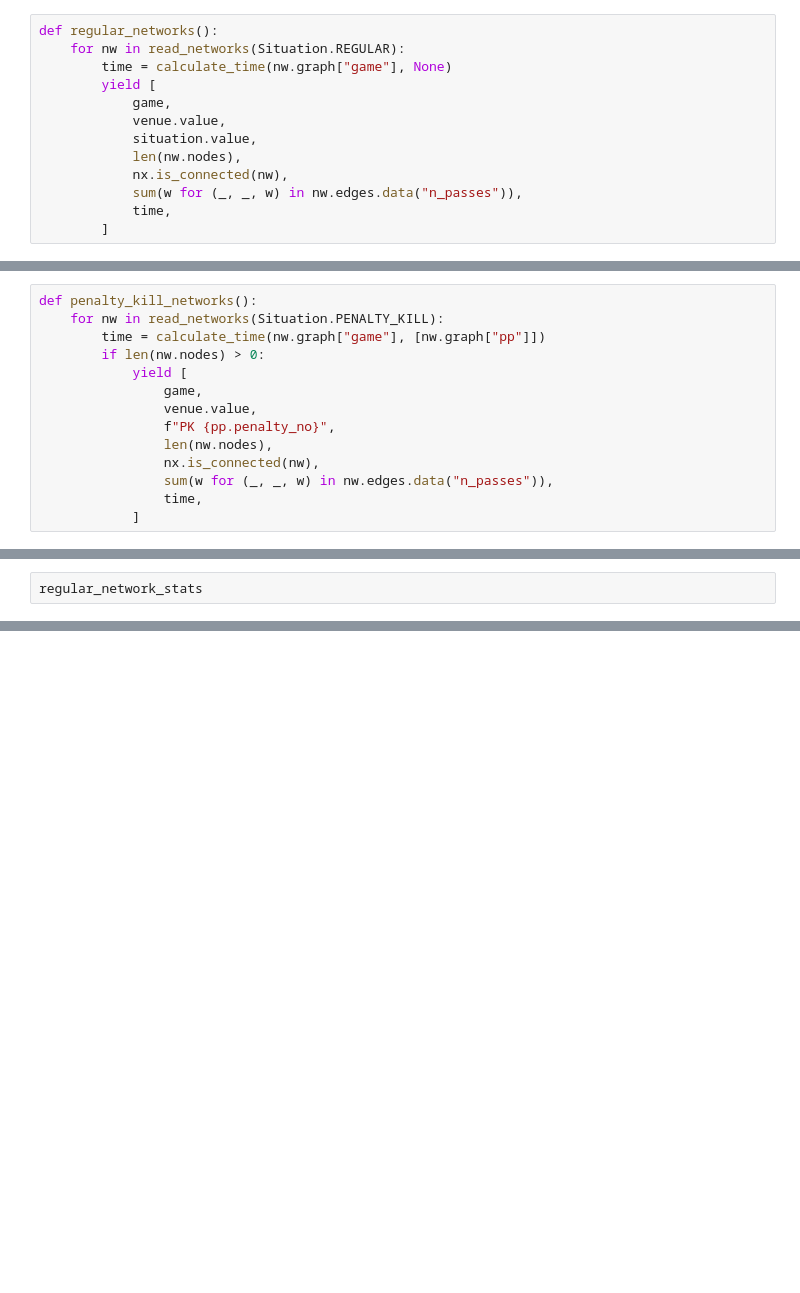
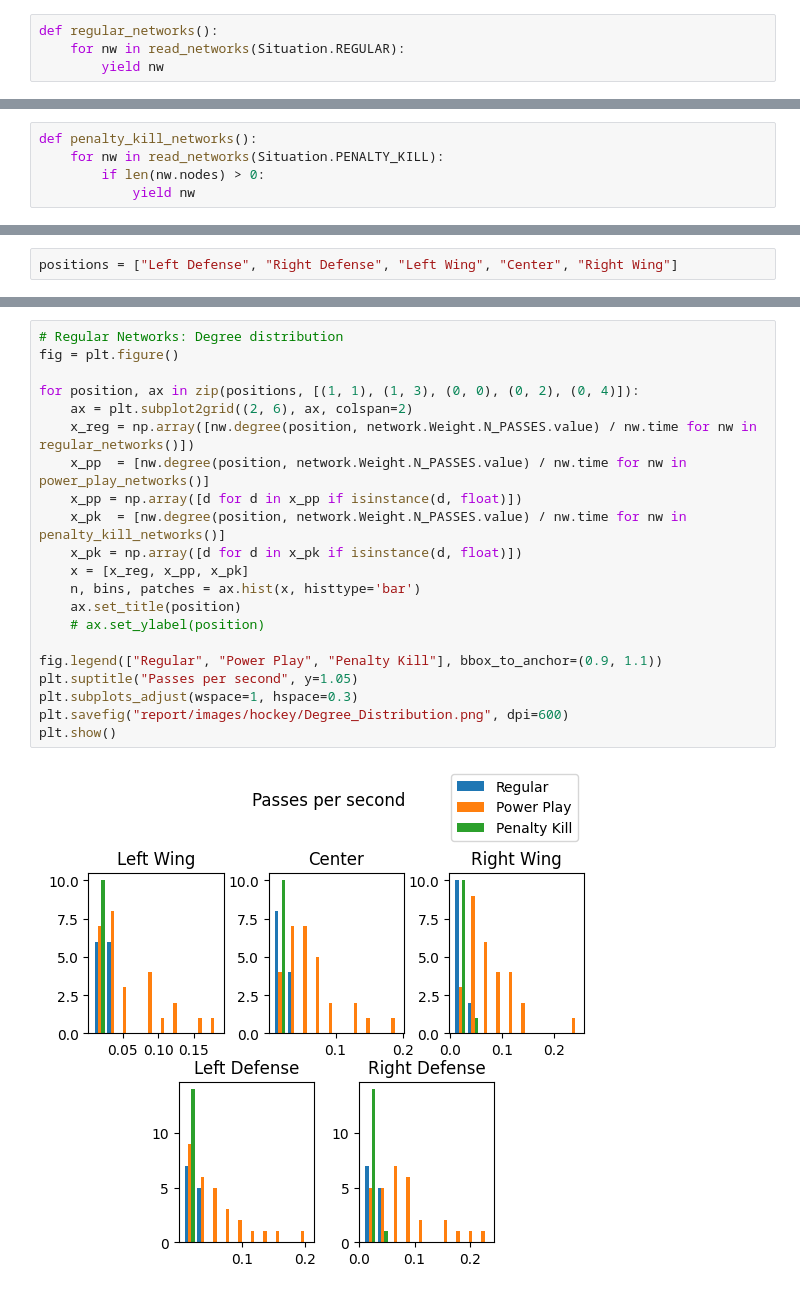
Before and after one commit to Herbsi/sport-networks, a Jupyter notebook: Network Statistics.ipynb, the cells around one changed output, grey strips where cells are left out. Drawn from its saved outputs; the diff is of its cells as text; blank space fills up the shorter version.

```diff
--- a/Network Statistics.ipynb
+++ b/Network Statistics.ipynb
@@ -14,16 +13,7 @@ from preprocess_data import Game, Situation, calculate_time, read_networks
 # %%
 def regular_networks():
     for nw in read_networks(Situation.REGULAR):
-        time = calculate_time(nw.graph["game"], None)
-        yield [
-            game,
-            venue.value,
-            situation.value,
-            len(nw.nodes),
-            nx.is_connected(nw),
-            sum(w for (_, _, w) in nw.edges.data("n_passes")),
-            time,
-        ]
+        yield nw
 # %%
 def power_play_networks():
     for nw in read_networks(Situation.POWER_PLAY):
@@ -41,14 +21,5 @@ def power_play_networks():
 # %%
 def penalty_kill_networks():
     for nw in read_networks(Situation.PENALTY_KILL):
-        time = calculate_time(nw.graph["game"], [nw.graph["pp"]])
         if len(nw.nodes) > 0:
-            yield [
-                game,
-                venue.value,
-                f"PK {pp.penalty_no}",
-                len(nw.nodes),
-                nx.is_connected(nw),
-                sum(w for (_, _, w) in nw.edges.data("n_passes")),
-                time,
-            ]
+            yield nw
@@ -67,2 +26,2 @@ NameError: name 'game' is not defined
 # %%
-regular_network_stats
+positions = ["Left Defense", "Right Defense", "Left Wing", "Center", "Right Wing"]
@@ -72,0 +28,23 @@ penalty_kill_network_stats
+# %%
+# Regular Networks: Degree distribution
+fig = plt.figure()
+
+for position, ax in zip(positions, [(1, 1), (1, 3), (0, 0), (0, 2), (0, 4)]):
+    ax = plt.subplot2grid((2, 6), ax, colspan=2)
+    x_reg = np.array([nw.degree(position, network.Weight.N_PASSES.value) / nw.time for nw in regular_networks()])
+    x_pp  = [nw.degree(position, network.Weight.N_PASSES.value) / nw.time for nw in power_play_networks()]
+    x_pp = np.array([d for d in x_pp if isinstance(d, float)])
+    x_pk  = [nw.degree(position, network.Weight.N_PASSES.value) / nw.time for nw in penalty_kill_networks()]
+    x_pk = np.array([d for d in x_pk if isinstance(d, float)])
+    x = [x_reg, x_pp, x_pk]
+    n, bins, patches = ax.hist(x, histtype='bar')
+    ax.set_title(position)
+    # ax.set_ylabel(position)
+
+fig.legend(["Regular", "Power Play", "Penalty Kill"], bbox_to_anchor=(0.9, 1.1))
+plt.suptitle("Passes per second", y=1.05)
+plt.subplots_adjust(wspace=1, hspace=0.3)
+plt.savefig("report/images/hockey/Degree_Distribution.png", dpi=600)
+plt.show()
+# %% [output]
+[figure, added]
```
Also changed, not shown: parts of 9 cells of this notebook, 1 other file.
